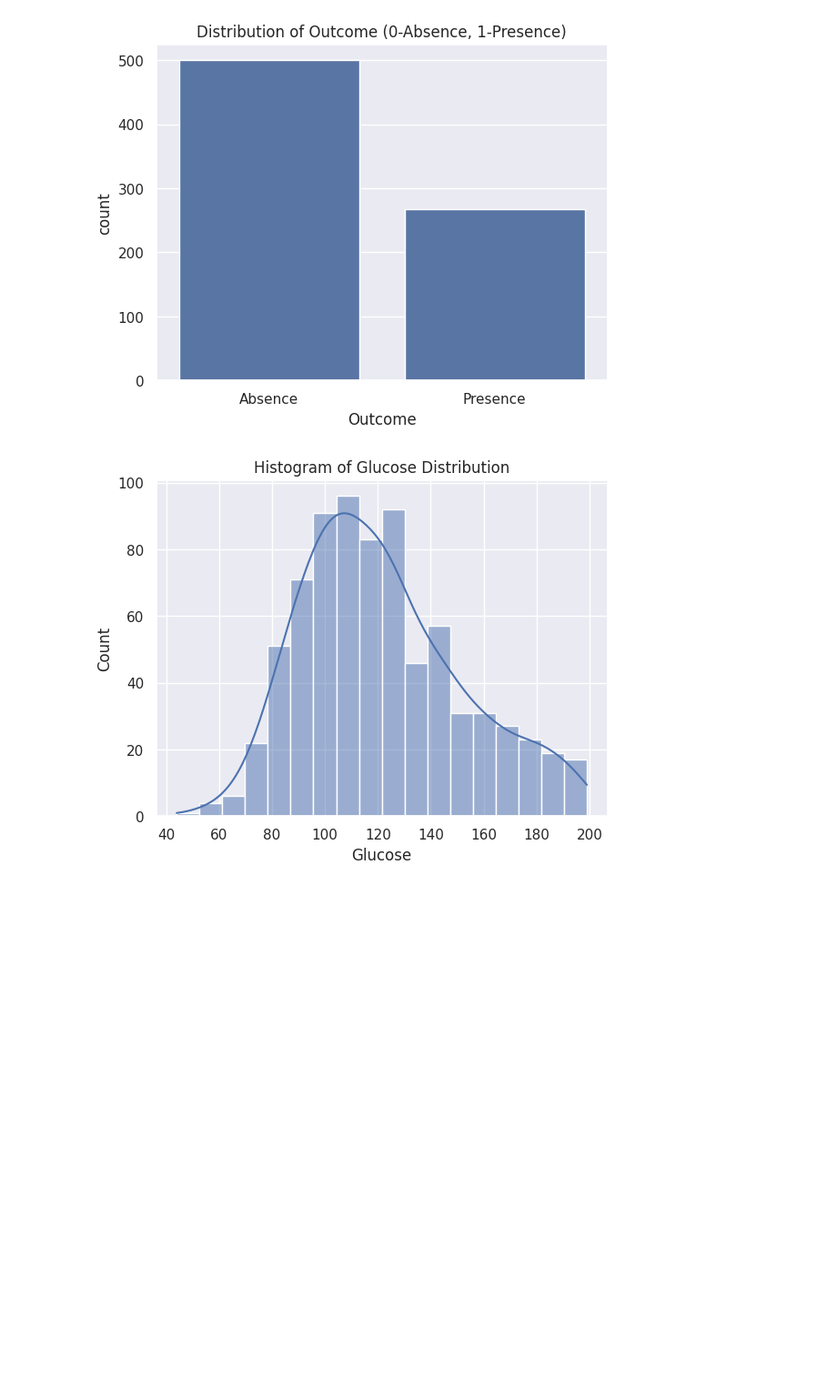
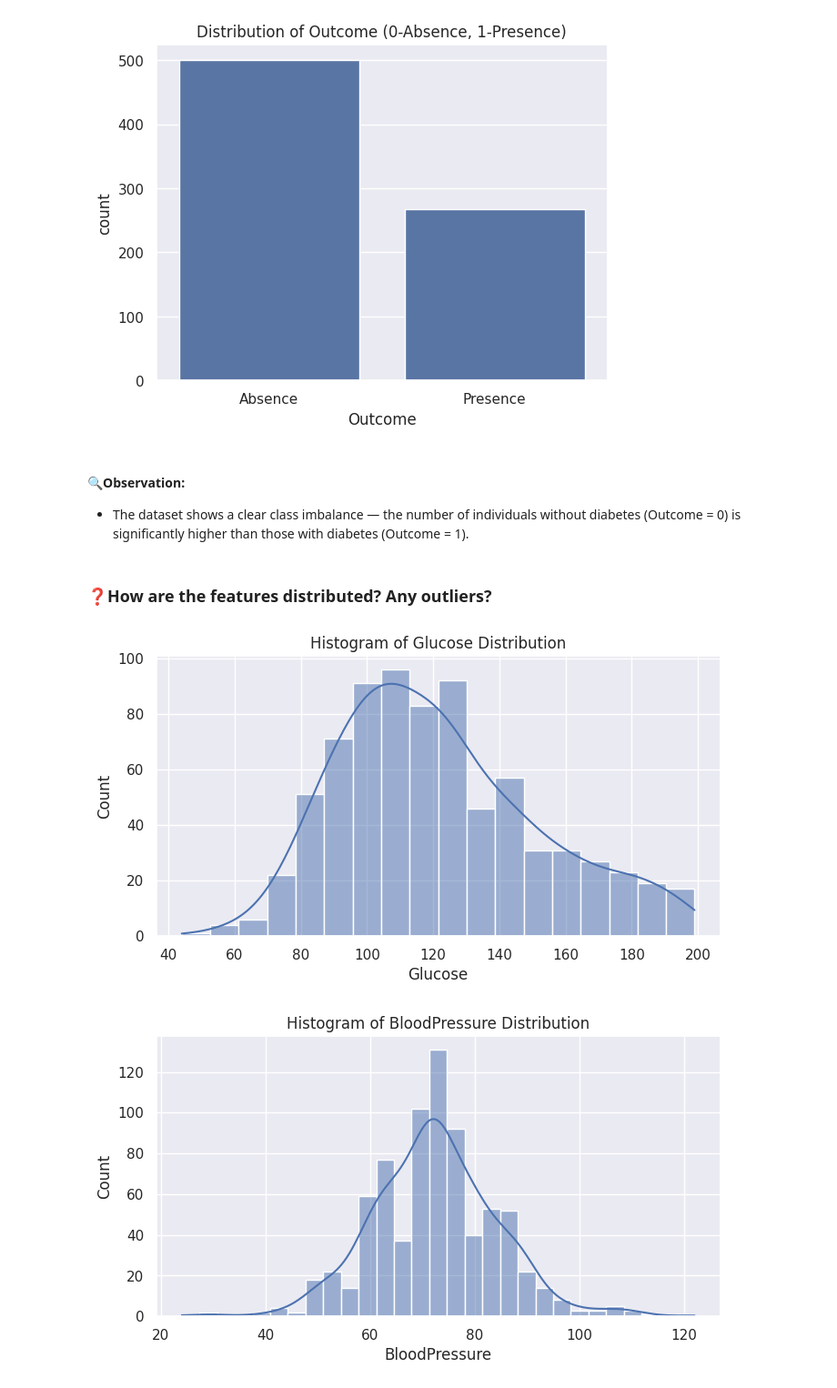
Before and after one commit to saraa-sunny/diabetes-risk-prediction, a Jupyter notebook: notebooks/diabetes_prediction.ipynb, the cells around one changed output. Shown at 91% size. Cells and saved outputs as stored; diff of their text form; code cells hidden in the pictures; blank space fills up the shorter version.

```diff
--- a/notebooks/diabetes_prediction.ipynb
+++ b/notebooks/diabetes_prediction.ipynb
@@ -116,10 +131,22 @@ plt.xticks(ticks=[0, 1], labels=['Absence', 'Presence'])
 plt.show()
 # %% [output]
 [figure]
+# %% [markdown]
+#### 🔍Observation:
+* The dataset shows a clear class imbalance — the number of individuals without diabetes (Outcome = 0) is significantly higher than those with diabetes (Outcome = 1).
+# %% [markdown]
+### ❓How are the features distributed? Any outliers?
+# %%
+features_to_plot =['Glucose', 'BloodPressure', 'Insulin','BMI', 'Age']
 # %%
-sns.histplot(df['Glucose'],kde=True)
-plt.title('Histogram of Glucose Distribution')
+for feature in features_to_plot:
 
-plt.show()
+    plt.figure(figsize=(8,4))
+
+    sns.histplot(df[feature],kde=True)
+    plt.title(f'Histogram of {feature} Distribution')
+
+    plt.show()
 # %% [output]
-[figure, old version]
+[figure, new version]
+[figure, added]
```
Also changed, not shown: parts of 44 cells of this notebook.
